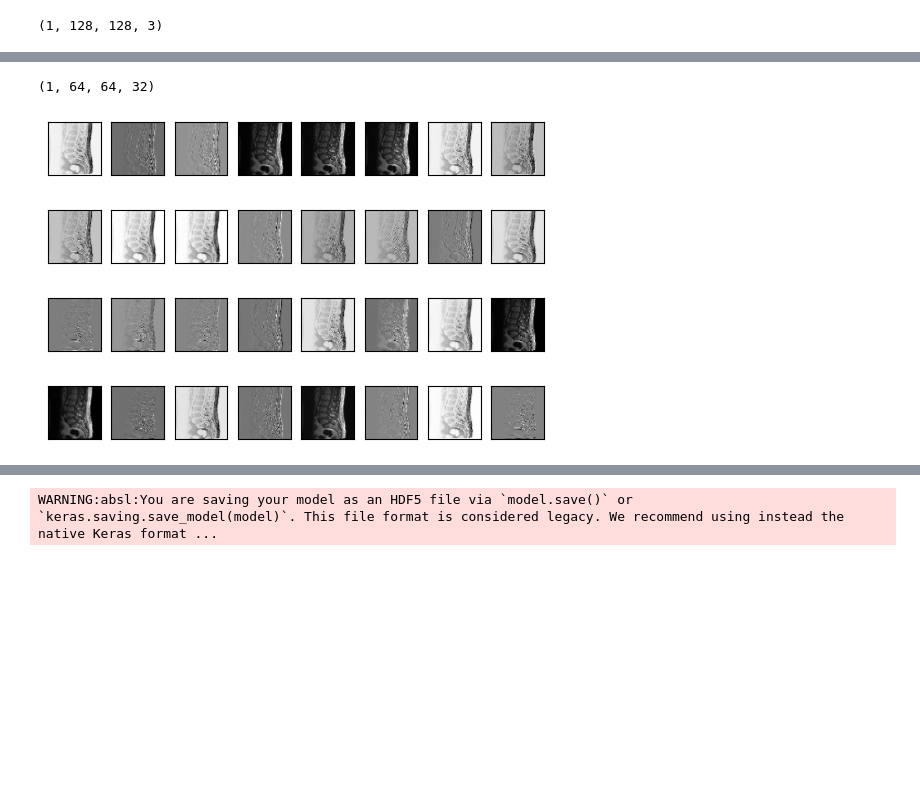
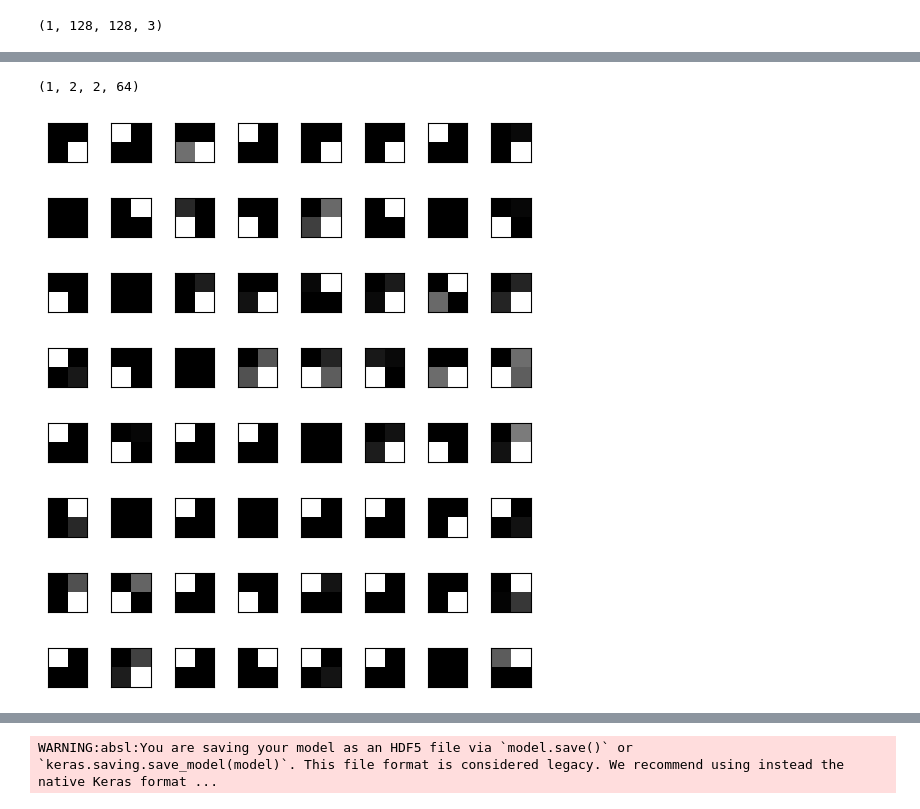
Before and after one commit to sumaniitm/RSNA-2024-Lumbar-Spine-Degenerative-Classification, a Jupyter notebook: suman-tpu-model-training.ipynb, the cells around one changed output, grey strips where cells are left out. Cells and saved outputs as stored; diff of their text form; code cells hidden in the pictures; blank space fills up the shorter version.

```diff
--- a/suman-tpu-model-training.ipynb
+++ b/suman-tpu-model-training.ipynb
@@ -192,3 +174,6 @@ shape: (3, 3)
 | 0 | "Moderate" | 5206 |
 | 2 | "Severe" | 1171 |
 | 1 | "Normal/Mild" | 76676 |
+# %%
+bias_arr = [round(np.log(5206/(1171+76676)),5), round(np.log(76676/(1171+5206)),5), round(np.log(1171/(5206+76676)),5)]
+bias_arr
@@ -321,10 +308,10 @@ with tpu_strategy.scope():
 
     rsna_input = layers.Input(shape=(128,128,3), name="rsna_input")
 
-    conv_base = EfficientNetB0(include_top=False, weights="imagenet", input_tensor=rsna_input)
-    conv_base.trainable = False
+    """conv_base = EfficientNetB0(include_top=False, weights="imagenet", input_tensor=rsna_input)
+    conv_base.trainable = False"""
 
-    conv2d_1 = layers.Conv2D(filters=64, kernel_size=7, strides=2, padding="same", activation="relu")(conv_base.output)
+    conv2d_1 = layers.Conv2D(filters=64, kernel_size=7, strides=2, padding="same", activation="relu")(rsna_input)
     max_pool_layer_1 = layers.MaxPooling2D(name="max_pool_1", pool_size=(3, 3), strides=(2, 2), padding="same")(conv2d_1)
     """lrn_layer_1 = layers.Lambda(lambda X: tf.nn.local_response_normalization(X), output_shape=(32, 32, 64))(max_pool_layer_1)"""
     max_pool_layer_1 = layers.BatchNormalization()(max_pool_layer_1)
@@ -373,7 +360,7 @@ with tpu_strategy.scope():
     hidden_layer1 = layers.Dense(1000, activation="relu")(glb_avgp_layer)
 
     flattened_layer = layers.Flatten()(hidden_layer1)
-    rsna_output = layers.Dense(3, activation="softmax")(flattened_layer)
+    rsna_output = layers.Dense(3, activation="softmax", bias_initializer=tf.keras.initializers.Constant(bias_arr))(flattened_layer)
     model2 = tf.keras.Model(rsna_input, rsna_output)
 
     checkpoint_cb = tf.keras.callbacks.ModelCheckpoint("keras_effnet_{0}_{1}.keras".format(condition_for_training, vertebrae_position))
@@ -496,7 +485,7 @@ for i in range(len(model2.layers)):
 267 conv2d_19 (None, 1, 1, 96)
 268 conv2d_20 (None, 1, 1, 16)
 # %%
-model_conv_test = tf.keras.Model(inputs=model2.inputs, outputs=model2.layers[5].output)
+model_conv_test = tf.keras.Model(inputs=model2.inputs, outputs=model2.layers[238].output)
 # %%
 model_conv_test.summary()
 # %% [output]
@@ -562,36 +553,28 @@ feature_maps = model_conv_test.predict(test_image_for_inf)
 # %%
 feature_maps.shape
 # %% [output]
-(1, 64, 64, 32)
+(1, 2, 2, 64)
 # %%
-"""ix = 1
-for i in range(3):
-    print(i)
-    for j in range(3):
-        print(j)
-        ax = plt.subplot(2,2,ix)
-        ax.set_xticks([])
-        ax.set_yticks([])
-        plt.imshow(feature_maps[0,:,:,ix-1], cmap='gray')
-        ix += 1
-    plt.show()"""
-
-length = 4
+length = 8
 breadth = 8
 
 ix = 1
 for _ in range(length):
     for _ in range(breadth):
         ax = plt.subplot(length,breadth,ix)
         ax.set_xticks([])
         ax.set_yticks([])
         plt.imshow(feature_maps[0,:,:,ix-1], cmap='gray')
         ix += 1
     plt.show()
 # %% [output]
-[figure, old version]
+[figure, new version]
-[figure, old version]
+[figure, new version]
-[figure, old version]
+[figure, new version]
-[figure, old version]
+[figure, new version]
+[figure, added]
+[figure, added]
+[figure, added]
+[figure, added]
 # %%
 with tpu_strategy.scope():
```
Also changed, not shown: parts of 11 cells of this notebook.
